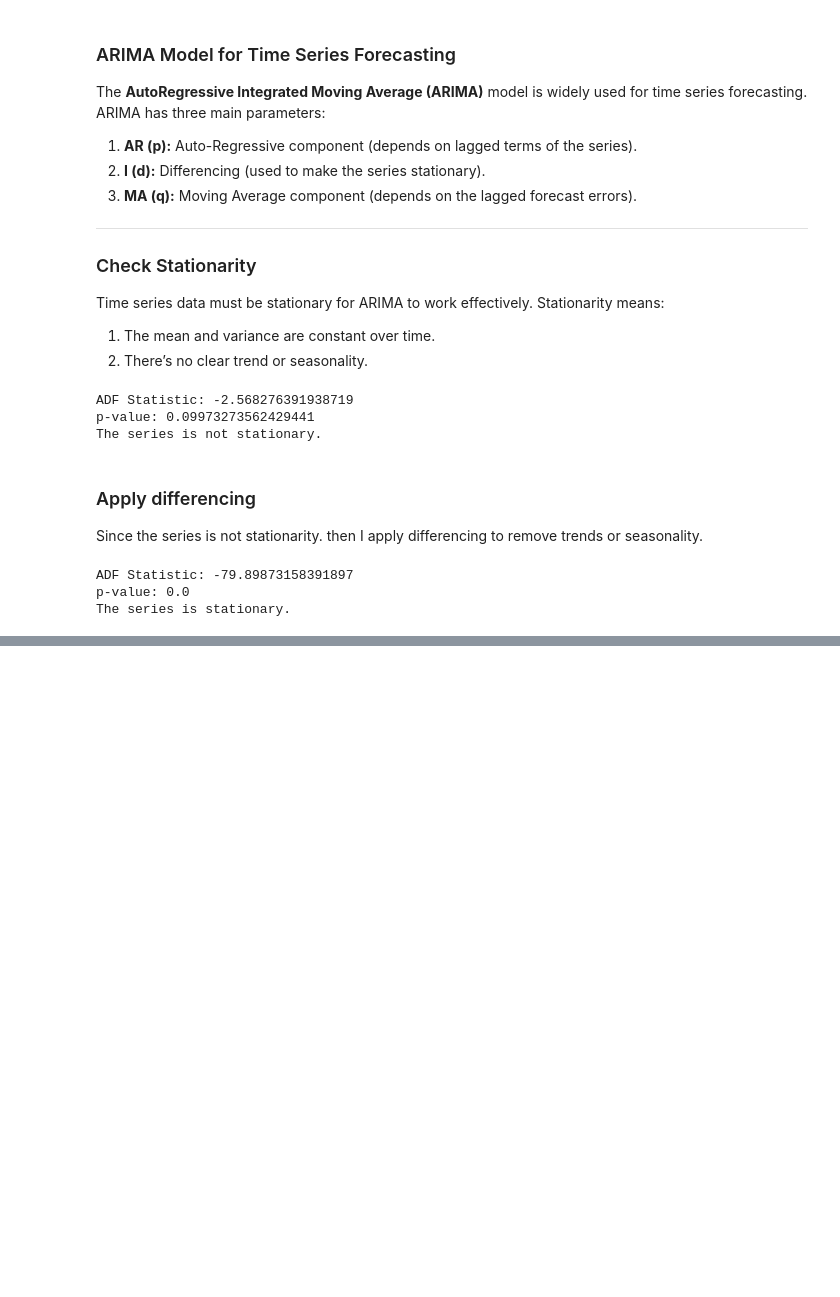
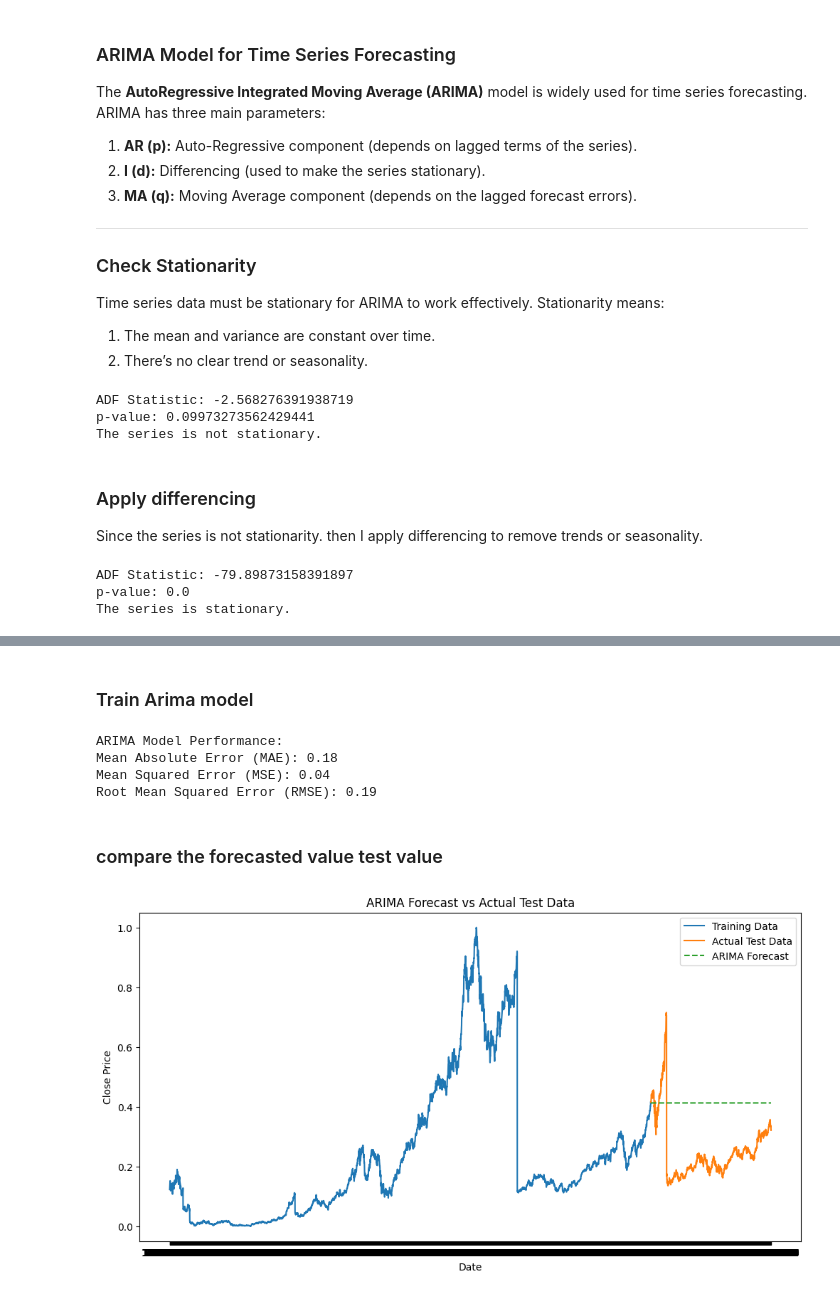
Before and after one commit to arifhaidari/stock_market_prediction_time_series, a Jupyter notebook: notebooks/1-apple_stock_baseline_model.ipynb, the cells around one changed output, grey strips where cells are left out. Drawn from its saved outputs; the diff is of its cells as text; code cells hidden in the pictures; blank space fills up the shorter version.

```diff
--- a/notebooks/1-apple_stock_baseline_model.ipynb
+++ b/notebooks/1-apple_stock_baseline_model.ipynb
@@ -365 +365,54 @@ Total fit time: 4.930 seconds
 Optimal ARIMA Order (p, d, q): (0, 1, 0)
+# %% [markdown]
+### Train Arima model
+# %%
+from statsmodels.tsa.arima.model import ARIMA
+
+# since  ARIMA  is a statistical model then I import it from statsmodels
+
+# Use the optimal (p, d, q) values from auto_arima
+p, d, q = auto_model.order
+train_data = df.iloc[:train_size]["Close"]
+test_data = df.iloc[train_size:]["Close"]
+
+# Fit the ARIMA model on training data
+arima_model = ARIMA(train_data, order=(p, d, q))
+arima_result = arima_model.fit()
+
+# Forecast
+forecast = arima_result.forecast(steps=len(test_data))
+# %%
+# Evaluate model
+from sklearn.metrics import mean_absolute_error, mean_squared_error
+
+# Compared to Mean Squared Error (MSE), Mean Absolute Error (MAE) is inherently less sensitive to
+# outliers because it assigns an equal weight to all errors, regardless of their magnitude.
+mae = mean_absolute_error(test_data, forecast)
+mse = mean_squared_error(test_data, forecast)
+rmse = np.sqrt(mse)
+
+print(f"ARIMA Model Performance:")
+print(f"Mean Absolute Error (MAE): {mae:.2f}")
+print(f"Mean Squared Error (MSE): {mse:.2f}")
+print(f"Root Mean Squared Error (RMSE): {rmse:.2f}")
+# %% [output]
+ARIMA Model Performance:
+Mean Absolute Error (MAE): 0.18
+Mean Squared Error (MSE): 0.04
+Root Mean Squared Error (RMSE): 0.19
+# %% [markdown]
+### compare the forecasted value test value
+# %%
+import matplotlib.pyplot as plt
+
+plt.figure(figsize=(12, 6))
+plt.plot(train_data, label="Training Data")
+plt.plot(test_data.index, test_data, label="Actual Test Data")
+plt.plot(test_data.index, forecast, label="ARIMA Forecast", linestyle="--")
+plt.legend()
+plt.title("ARIMA Forecast vs Actual Test Data")
+plt.xlabel("Date")
+plt.ylabel("Close Price")
+plt.show()
+# %% [output]
+[figure, added]
```
Also changed, not shown: parts of 2 cells of this notebook, 4 other files.
